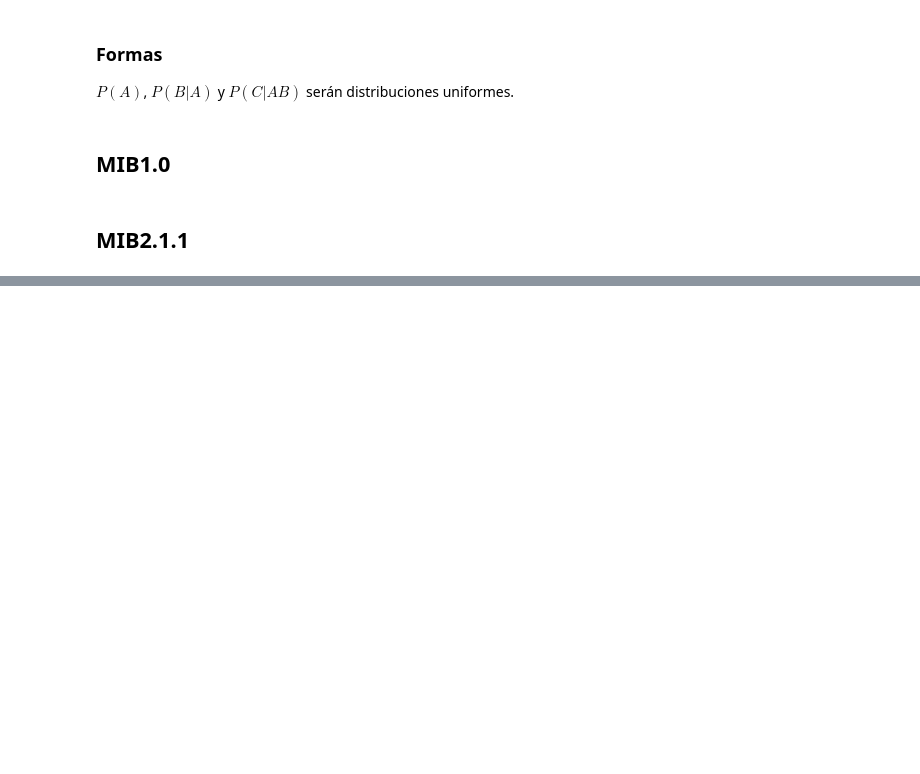
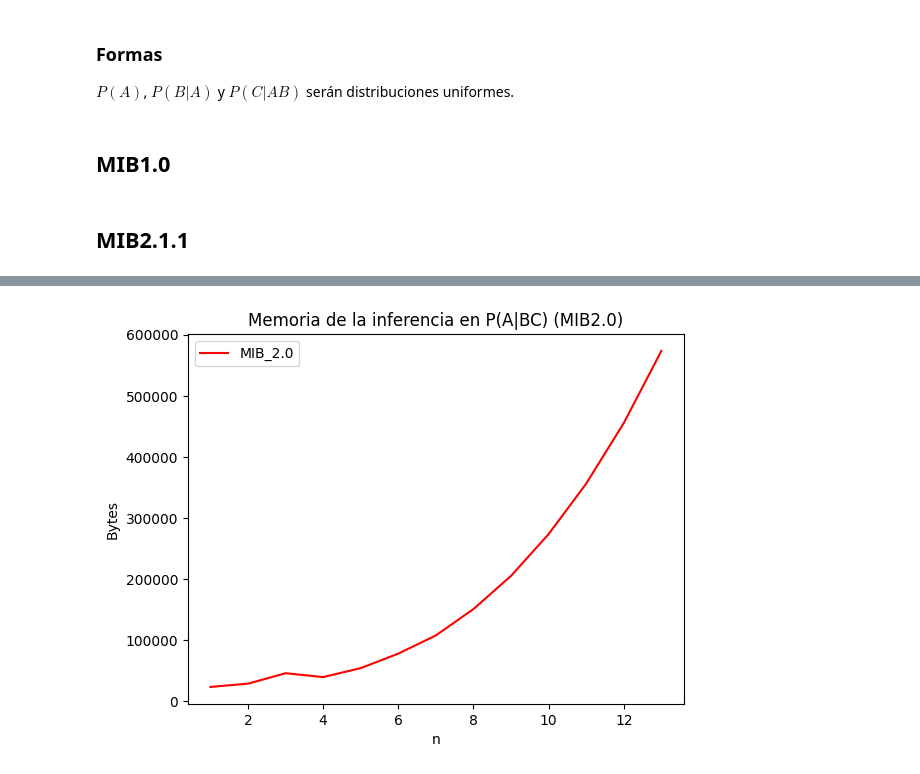
Before and after one commit to robertorys/Tesis, a Jupyter notebook: Test_mib_v2_1_1.ipynb, the cells around one changed output, grey strips where cells are left out. Saved outputs shown, nothing was run; the diff lists cells and outputs as text; code cells hidden in the pictures; blank space fills up the shorter version.

```diff
--- a/Test_mib_v2_1_1.ipynb
+++ b/Test_mib_v2_1_1.ipynb
@@ -162,0 +379,16 @@ KeyError: 'B'
+# %%
+xn = [i+1 for i in range(13)]
+fig, ax = plt.subplots()
+
+# MIB_2.0
+ax.plot(xn, memoryM, color='r',label = 'MIB_2.0')
+ax.set_title("Memoria de la inferencia en P(A|BC) (MIB2.0)")
+
+ax.set_xlabel("n")
+ax.set_ylabel("Bytes")
+ax.legend(loc = 'upper left')
+
+# Mostrar las gráficas
+plt.show()
+# %% [output]
+[figure, added]
```
Also changed, not shown: parts of 9 cells of this notebook, 4 other files.
